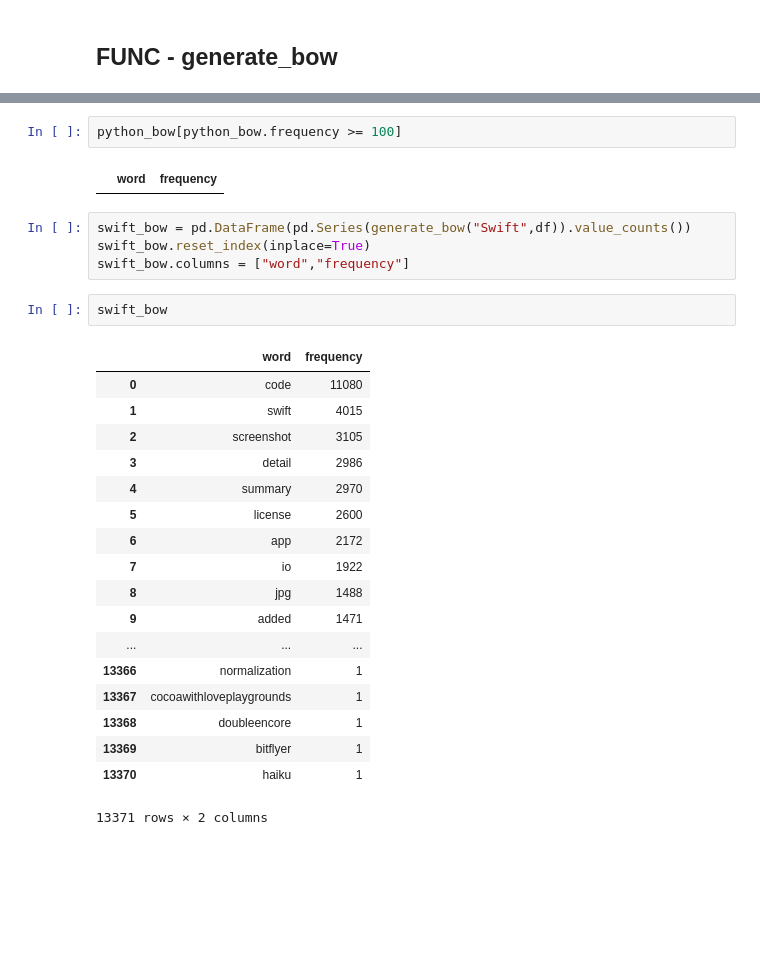
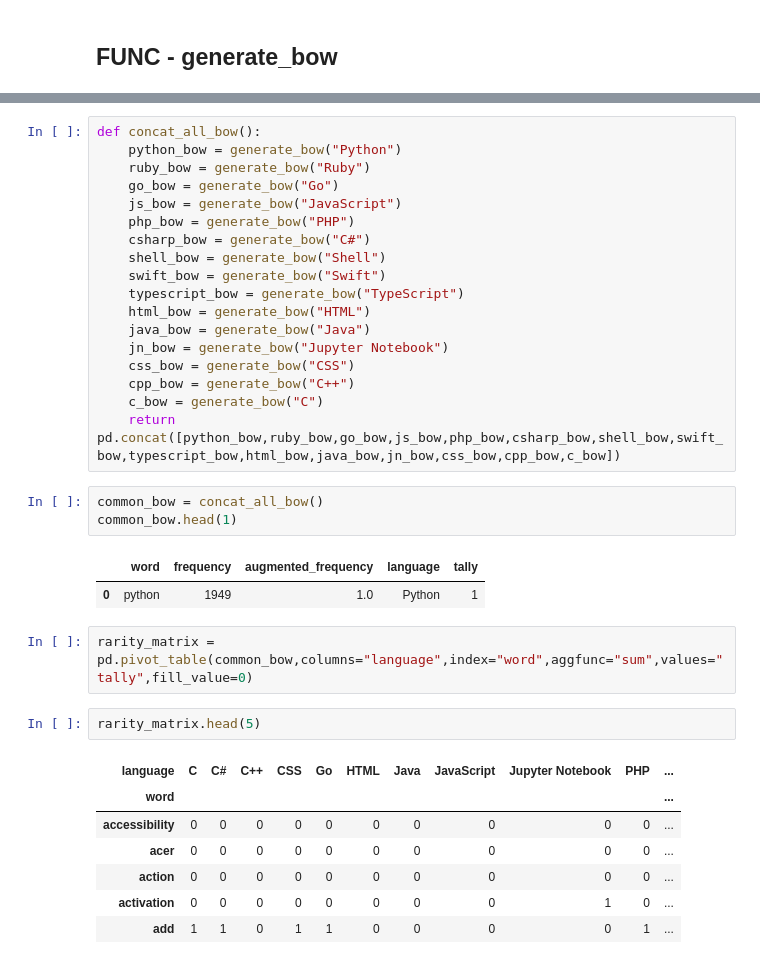
Before and after one commit to pellegrino-nlp/nlp_project, a Jupyter notebook: feature_engineering_test.ipynb, the cells around one changed output, grey strips where cells are left out. Saved outputs shown, nothing was run; the diff lists cells and outputs as text; blank space fills up the shorter version.

```diff
--- a/feature_engineering_test.ipynb
+++ b/feature_engineering_test.ipynb
@@ -344,29 +312,36 @@ python_bow.assign(augmented_frequency = python_bow.frequency/max_freq)
-# %%
-python_bow[python_bow.frequency >= 100]
-# %% [output]
-|  | word | frequency |
-# %%
-swift_bow = pd.DataFrame(pd.Series(generate_bow("Swift",df)).value_counts())
-swift_bow.reset_index(inplace=True)
-swift_bow.columns = ["word","frequency"]
-# %%
-swift_bow
-# %% [output]
-|  | word | frequency |
-| 0 | code | 11080 |
-| 1 | swift | 4015 |
-| 2 | screenshot | 3105 |
-| 3 | detail | 2986 |
-| 4 | summary | 2970 |
-| 5 | license | 2600 |
-| 6 | app | 2172 |
-| 7 | io | 1922 |
-| 8 | jpg | 1488 |
-| 9 | added | 1471 |
-| ... | ... | ... |
-| 13366 | normalization | 1 |
-| 13367 | cocoawithloveplaygrounds | 1 |
-| 13368 | doubleencore | 1 |
-| 13369 | bitflyer | 1 |
-| 13370 | haiku | 1 |
-13371 rows × 2 columns
+# %%
+def concat_all_bow():
+    python_bow = generate_bow("Python")
+    ruby_bow = generate_bow("Ruby")
+    go_bow = generate_bow("Go")
+    js_bow = generate_bow("JavaScript")
+    php_bow = generate_bow("PHP")
+    csharp_bow = generate_bow("C#")
+    shell_bow = generate_bow("Shell")
+    swift_bow = generate_bow("Swift")
+    typescript_bow = generate_bow("TypeScript")
+    html_bow = generate_bow("HTML")
+    java_bow = generate_bow("Java")
+    jn_bow = generate_bow("Jupyter Notebook")
+    css_bow = generate_bow("CSS")
+    cpp_bow = generate_bow("C++")
+    c_bow = generate_bow("C")
+    return pd.concat([python_bow,ruby_bow,go_bow,js_bow,php_bow,csharp_bow,shell_bow,swift_bow,typescript_bow,html_bow,java_bow,jn_bow,css_bow,cpp_bow,c_bow])
+# %%
+common_bow = concat_all_bow()
+common_bow.head(1)
+# %% [output]
+|  | word | frequency | augmented_frequency | language | tally |
+| 0 | python | 1949 | 1.0 | Python | 1 |
+# %%
+rarity_matrix = pd.pivot_table(common_bow,columns="language",index="word",aggfunc="sum",values="tally",fill_value=0)
+# %%
+rarity_matrix.head(5)
+# %% [output]
+| language | C | C# | C++ | CSS | Go | HTML | Java | JavaScript | Jupyter Notebook | PHP | ... |
+| word |  |  |  |  |  |  |  |  |  |  | ... |
+| accessibility | 0 | 0 | 0 | 0 | 0 | 0 | 0 | 0 | 0 | 0 | ... |
+| acer | 0 | 0 | 0 | 0 | 0 | 0 | 0 | 0 | 0 | 0 | ... |
+| action | 0 | 0 | 0 | 0 | 0 | 0 | 0 | 0 | 0 | 0 | ... |
+| activation | 0 | 0 | 0 | 0 | 0 | 0 | 0 | 0 | 1 | 0 | ... |
+| add | 1 | 1 | 0 | 1 | 1 | 0 | 0 | 0 | 0 | 1 | ... |
```
Also changed, not shown: parts of 25 cells of this notebook.
